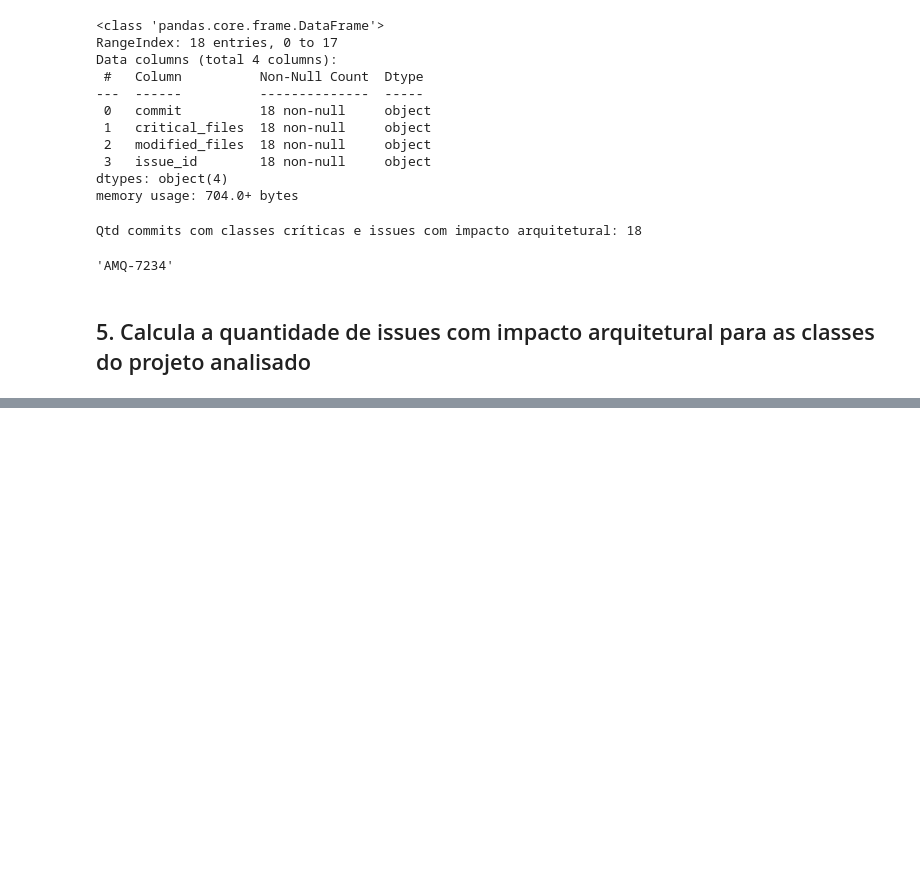
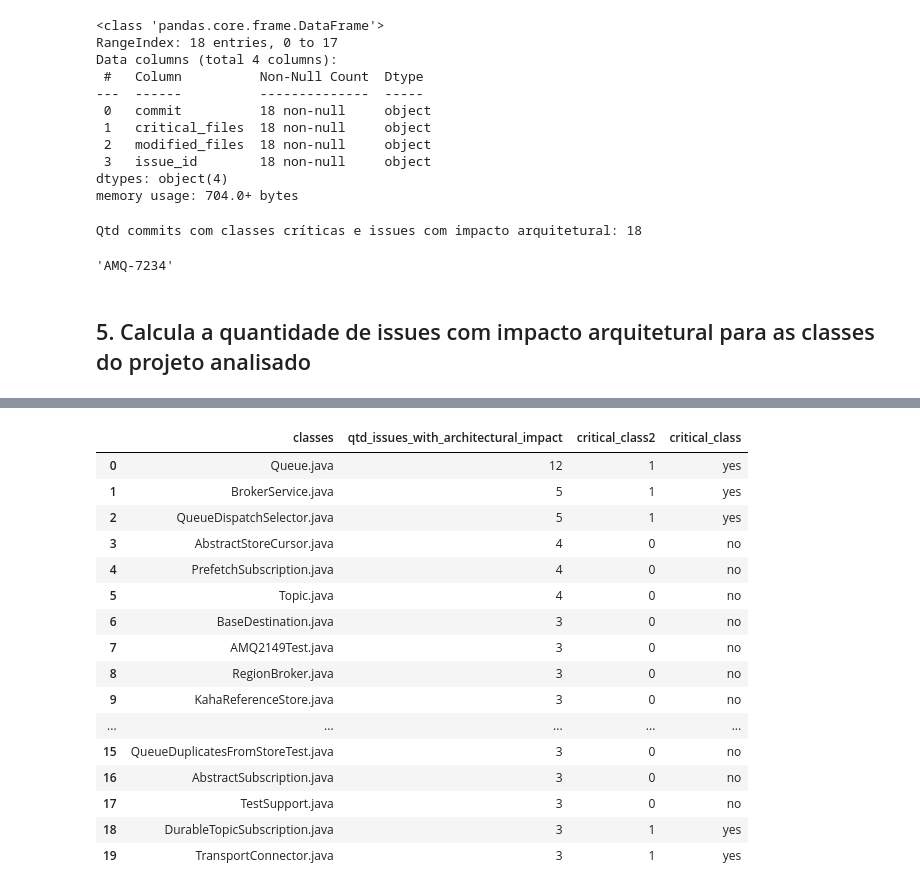
Before and after one commit to armandossrecife/my_evaluation, a Jupyter notebook: revisar_experimentos_activemq.ipynb, the cells around one changed output, grey strips where cells are left out. Saved outputs shown, nothing was run; the diff lists cells and outputs as text; code cells hidden in the pictures; blank space fills up the shorter version.

```diff
--- a/revisar_experimentos_activemq.ipynb
+++ b/revisar_experimentos_activemq.ipynb
@@ -303,0 +463,21 @@ df_final
+# %%
+df_new_data2 = pd.read_excel('top20classesactivemq2.xlsx')
+df_new_data2
+# %% [output]
+|  | classes | qtd_issues_with_architectural_impact | critical_class2 | critical_class |
+| 0 | Queue.java | 12 | 1 | yes |
+| 1 | BrokerService.java | 5 | 1 | yes |
+| 2 | QueueDispatchSelector.java | 5 | 1 | yes |
+| 3 | AbstractStoreCursor.java | 4 | 0 | no |
+| 4 | PrefetchSubscription.java | 4 | 0 | no |
+| 5 | Topic.java | 4 | 0 | no |
+| 6 | BaseDestination.java | 3 | 0 | no |
+| 7 | AMQ2149Test.java | 3 | 0 | no |
+| 8 | RegionBroker.java | 3 | 0 | no |
+| 9 | KahaReferenceStore.java | 3 | 0 | no |
+| ... | ... | ... | ... | ... |
+| 15 | QueueDuplicatesFromStoreTest.java | 3 | 0 | no |
+| 16 | AbstractSubscription.java | 3 | 0 | no |
+| 17 | TestSupport.java | 3 | 0 | no |
+| 18 | DurableTopicSubscription.java | 3 | 1 | yes |
+| 19 | TransportConnector.java | 3 | 1 | yes |
```
Also changed, not shown: parts of 23 cells of this notebook.
